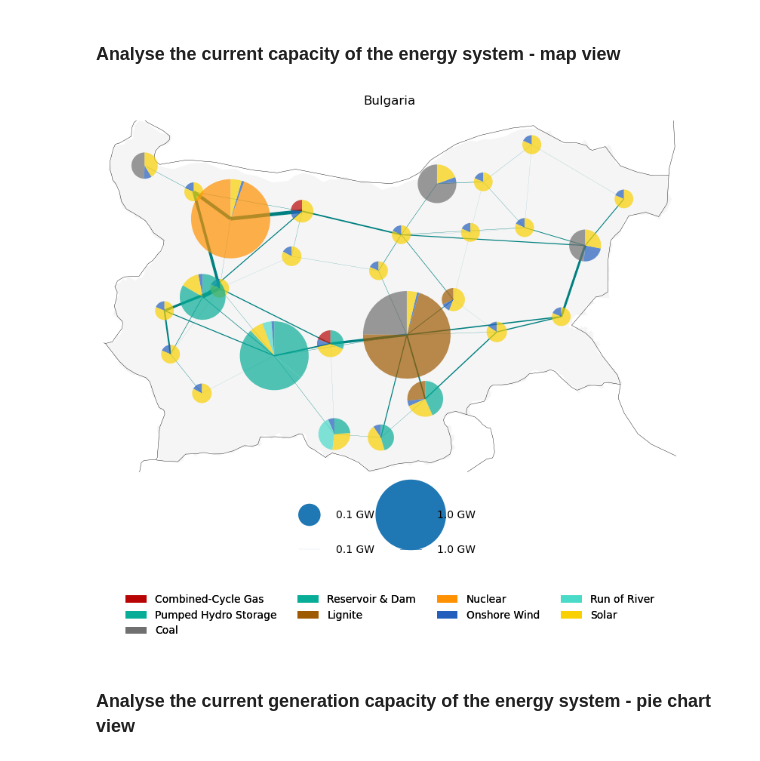
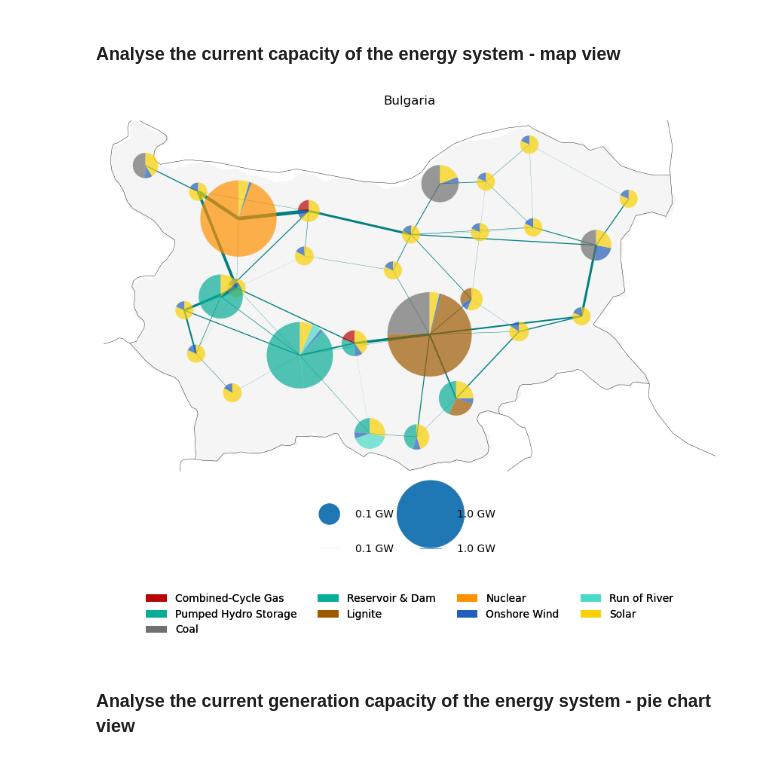
Before and after one commit to AlexanderMeisinger/HySEE-Preparation, a Jupyter notebook: workflow/notebooks/power-plant.ipynb, the cells around one changed output. Saved outputs shown, nothing was run; the diff lists cells and outputs as text; code cells hidden in the pictures.

```diff
--- a/workflow/notebooks/power-plant.ipynb
+++ b/workflow/notebooks/power-plant.ipynb
@@ -24,15 +24,18 @@ import warnings
 # %% [markdown]
 ### Own country analysis
 # %%
+country = "Bulgaria"
+run_name = "1h-sec"
+
 # Network file
-results_path = "/mnt/e/HySEE/Bulgaria/pypsa-earth/results/144h/networks/elec_s_10_ec_lcopt_Co2L0.45-144h.nc"
-network_path = "/mnt/e/HySEE/Bulgaria/pypsa-earth/networks/144h/elec.nc"
+results_path = f"/mnt/e/HySEE/{country}/pypsa-earth/results/{run_name}/postnetworks/elec_s_10_ec_lcopt_Co2L0.45-1h_1h_2030_0.07_AB_0export.nc"
+network_path = f"/mnt/e/HySEE/{country}/pypsa-earth/networks/{run_name}/elec.nc"
 
 # Country shape file
-regions_onshore_path = "/mnt/e/HySEE/Bulgaria/pypsa-earth/resources/shapes/country_shapes.geojson"
+regions_onshore_path = f"/mnt/e/HySEE/{country}/pypsa-earth/resources/{run_name}/shapes/country_shapes.geojson"
 # Renewable profile file
-solar_path = "/mnt/e/HySEE/Bulgaria/pypsa-earth/resources/renewable_profiles/profile_solar.nc"
-onwind_path = "/mnt/e/HySEE/Bulgaria/pypsa-earth/resources/renewable_profiles/profile_onwind.nc"
+solar_path = f"/mnt/e/HySEE/{country}/pypsa-earth/resources/{run_name}/renewable_profiles/profile_solar.nc"
+onwind_path = f"/mnt/e/HySEE/{country}/pypsa-earth/resources/{run_name}/renewable_profiles/profile_onwind.nc"
 # %% [markdown]
 ### Energy system analysis setup - power and energy generation
 # %%
@@ -124,10 +122,31 @@ line_sizes = [100,1000]  # in MW
 
 #n.carriers.drop("Load", inplace=True)
 
-fig, ax = plt.subplots(figsize=(16, 8), subplot_kw={"projection": ccrs.EqualEarth(n.buses.x.mean())})
-gen = n.generators[(n.generators.carrier != "load") & (n.generators.carrier != "export") & (n.generators.carrier != "load shedding")].groupby(["bus", "carrier"]).p_nom.sum()
+fig, ax = plt.subplots(figsize=(16, 8), subplot_kw={"projection": ccrs.EqualEarth()})
+gen = n.generators[(n.generators.carrier != "H2 export") & (n.generators.carrier != "load") & (n.generators.carrier != "export") & (n.generators.carrier != "load shedding")].groupby(["bus", "carrier"]).p_nom.sum()
+converter = (
+    n.links[
+        (n.links.p_nom > 0)
+        & n.links.bus1.str.contains("AC", na=False)
+    ]
+    .assign(p_nom_electric=lambda df: df.p_nom * df.efficiency)
+    .groupby(["bus1", "carrier"])
+    .p_nom_electric.sum()
+)
+
+# Rename bus1 to bus so all MultiIndex levels match
+converter.index = converter.index.set_names(["bus", "carrier"])
+
 sto = n.storage_units.groupby(["bus", "carrier"]).p_nom.sum()
-buses = pd.concat([gen, sto])
+
+# Capacities by bus and carrier for plotting
+buses = (
+    pd.concat([gen, converter, sto])
+    .groupby(level=["bus", "carrier"])
+    .sum()
+)
+
+buses = buses[buses > 0]
 
 with plt.rc_context({"patch.linewidth": 0.}):
     n.plot(
@@ -152,15 +171,10 @@ ax.set_extent(regions_onshore.total_bounds[[0, 2, 1, 3]])
 legend_kwargs = {"loc": "upper left", "frameon": False}
 legend_circles_dict = {"bbox_to_anchor": (1, 0.6), "labelspacing": 2, **legend_kwargs}
 
-# Installed capacities by carrier (generators + storage)
-carrier_cap = pd.concat([
-    n.generators.groupby("carrier").p_nom.sum(),
-    n.storage_units.groupby("carrier").p_nom.sum(),
-]).groupby(level=0).sum()
+# Total installed capacity by carrier
+carrier_cap = buses.groupby(level="carrier").sum()
 
-carrier_cap = carrier_cap.drop("load shedding", errors="ignore")
-
-# Keep only carriers with capacity > 0
+# Keep only carriers with positive plotted capacity
 used_carriers = carrier_cap[carrier_cap > 0].index
 
 add_legend_circles(
@@ -193,33 +207,36 @@ leg_lines  = add_legend_lines(
 
 # nur die beiden Striche nach links verschieben
 leg = ax.get_legend() if leg_lines is None else leg_lines
 
 for h in leg.legend_handles:
     h.set_xdata(np.array(h.get_xdata()) - 5)  # größerer Wert = weiter links
 
+n.carriers.loc["coal", "nice_name"] = "Coal"
+n.carriers.loc["lignite", "nice_name"] = "Lignite"
+
 add_legend_patches(
     ax,
     n.carriers.loc[used_carriers, "color"],
     n.carriers.loc[used_carriers, "nice_name"],
     legend_kw={
         "loc": "upper center",
         "bbox_to_anchor": (0.5, -0.32),
         "frameon": False,
         "ncol": 4,
     },
 )
 
 ax.set_title(
     "Bulgaria",
     fontfamily="DejaVu Sans",
     fontsize=12,
     fontweight="normal",
     pad=15,
     x=0.5
 )
 
 fig.tight_layout()
 # %% [output]
-[figure, old version]
+[figure, new version]
 # %% [markdown]
 ### Analyse the current generation capacity of the energy system - pie chart view
```
Also changed, not shown: parts of 8 cells of this notebook, 3 other files.
